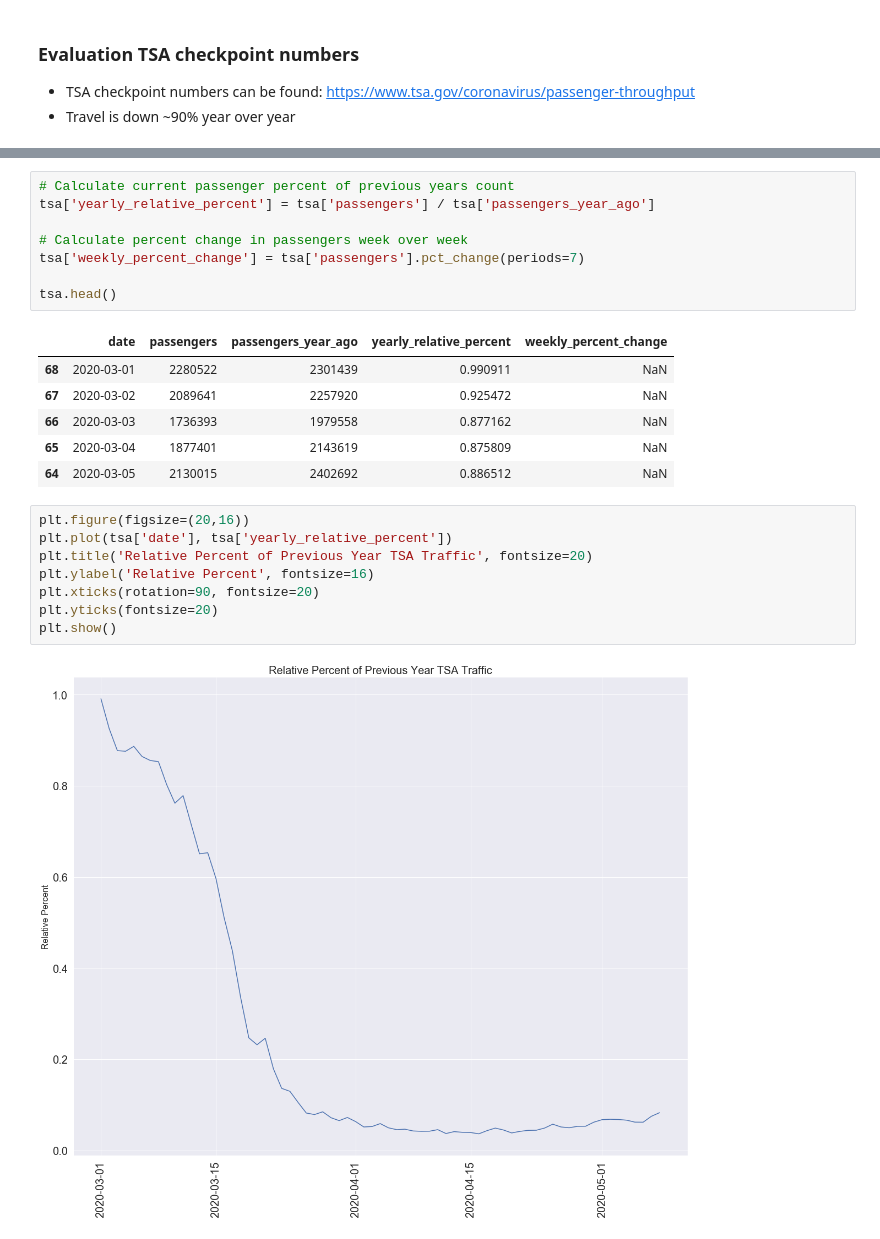
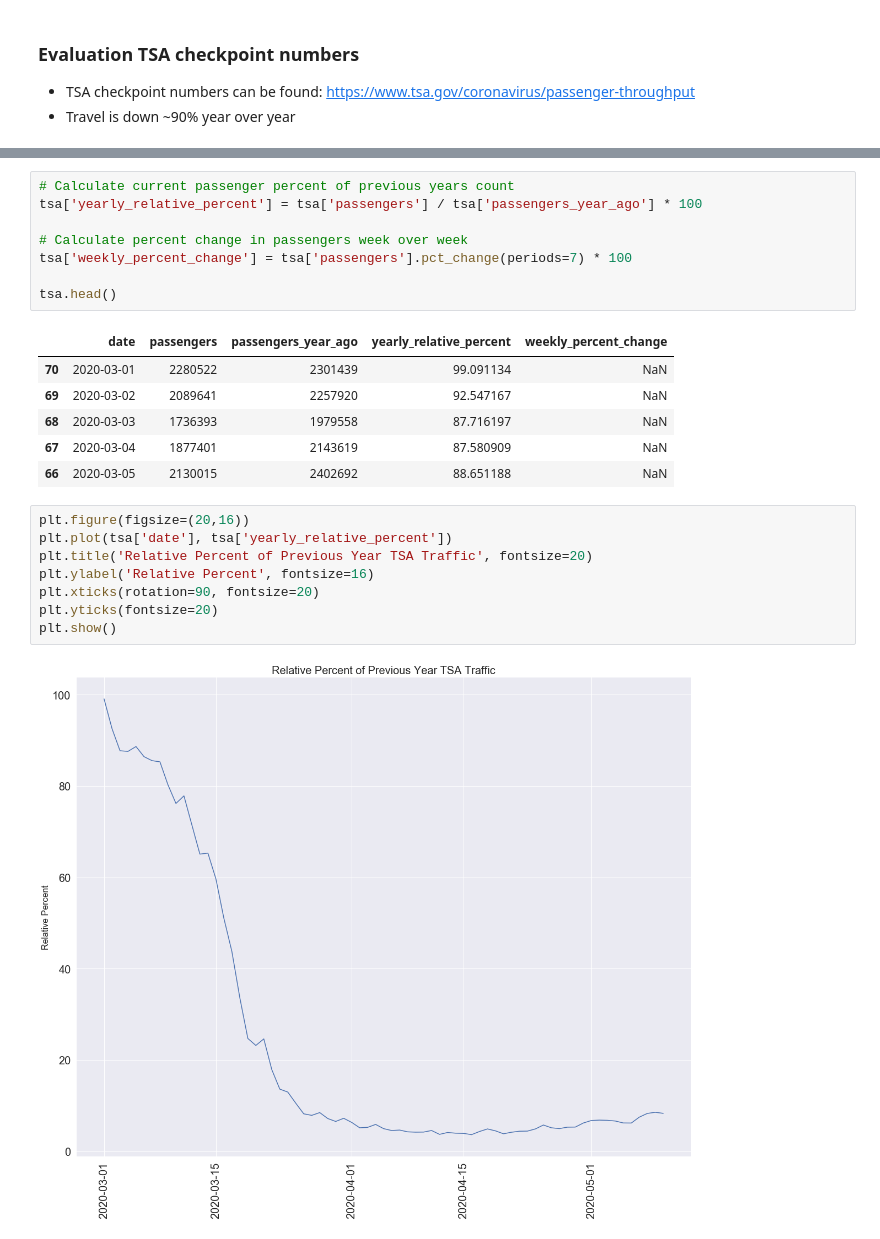
Before and after one commit to jdemeo/SARS-CoV-2, a Jupyter notebook: notebooks/tsa_numbers.ipynb, the cells around one changed output, grey strips where cells are left out. Drawn from its saved outputs; the diff is of its cells as text.

```diff
--- a/notebooks/tsa_numbers.ipynb
+++ b/notebooks/tsa_numbers.ipynb
@@ -25,18 +25,18 @@ tsa.head()
 # %%
 # Calculate current passenger percent of previous years count
-tsa['yearly_relative_percent'] = tsa['passengers'] / tsa['passengers_year_ago']
+tsa['yearly_relative_percent'] = tsa['passengers'] / tsa['passengers_year_ago'] * 100
 
 # Calculate percent change in passengers week over week
-tsa['weekly_percent_change'] = tsa['passengers'].pct_change(periods=7)
+tsa['weekly_percent_change'] = tsa['passengers'].pct_change(periods=7) * 100
 
 tsa.head()
 # %% [output]
 |  | date | passengers | passengers_year_ago | yearly_relative_percent | weekly_percent_change |
-| 68 | 2020-03-01 | 2280522 | 2301439 | 0.990911 | NaN |
-| 67 | 2020-03-02 | 2089641 | 2257920 | 0.925472 | NaN |
-| 66 | 2020-03-03 | 1736393 | 1979558 | 0.877162 | NaN |
-| 65 | 2020-03-04 | 1877401 | 2143619 | 0.875809 | NaN |
-| 64 | 2020-03-05 | 2130015 | 2402692 | 0.886512 | NaN |
+| 70 | 2020-03-01 | 2280522 | 2301439 | 99.091134 | NaN |
+| 69 | 2020-03-02 | 2089641 | 2257920 | 92.547167 | NaN |
+| 68 | 2020-03-03 | 1736393 | 1979558 | 87.716197 | NaN |
+| 67 | 2020-03-04 | 1877401 | 2143619 | 87.580909 | NaN |
+| 66 | 2020-03-05 | 2130015 | 2402692 | 88.651188 | NaN |
 # %%
 plt.figure(figsize=(20,16))
 plt.plot(tsa['date'], tsa['yearly_relative_percent'])
@@ -46,7 +46,7 @@ plt.xticks(rotation=90, fontsize=20)
 plt.yticks(fontsize=20)
 plt.show()
 # %% [output]
-[figure, old version]
+[figure, new version]
 # %%
 plt.figure(figsize=(20,16))
 plt.plot(tsa['date'], tsa['weekly_percent_change'])
```
Also changed, not shown: parts of 2 cells of this notebook, 1 other file.
